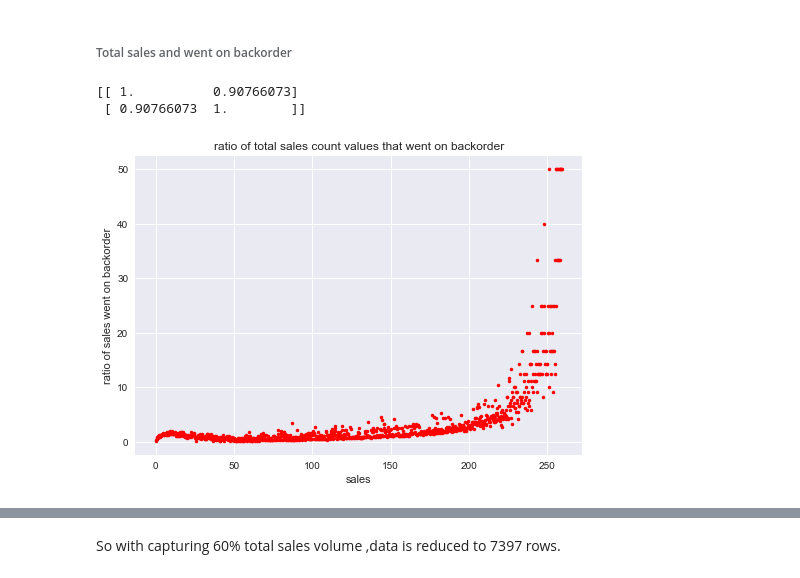
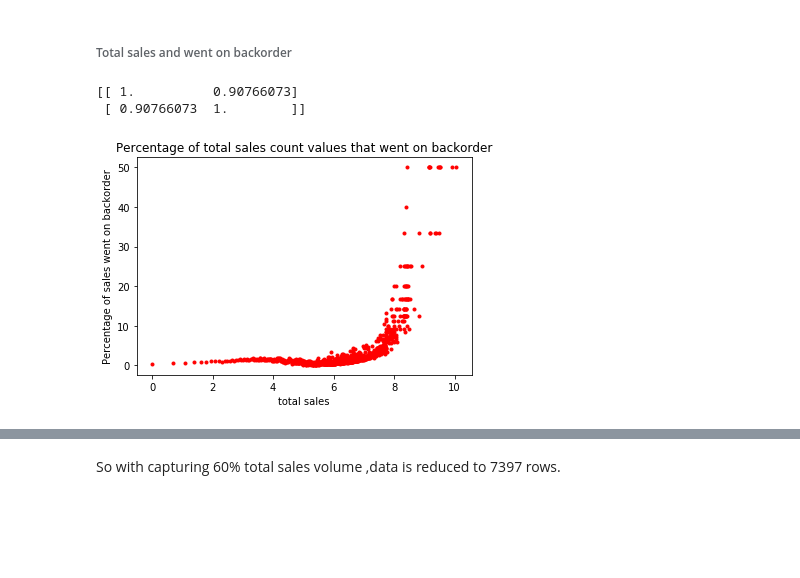
Before and after one commit to hedib/DataScienceProjects, a Jupyter notebook: project_Inventory/backorder.ipynb, the cells around one changed output, grey strips where cells are left out. Cells and saved outputs as stored; diff of their text form; code cells hidden in the pictures; blank space fills up the shorter version.

```diff
--- a/project_Inventory/backorder.ipynb
+++ b/project_Inventory/backorder.ipynb
@@ -321,35 +333,36 @@ plt.show()
 # %%
 #relationship between sales and backorder
 backorder_sales=sales_sort[sales_sort.went_on_backorder==1]
 no_backorder_sales=sales_sort[sales_sort.went_on_backorder==0]
 sales_b=backorder_sales.sales_9_month.value_counts()
 sales_n=no_backorder_sales.sales_9_month.value_counts()
 g=[]
 df2 = pd.DataFrame(
     {
      'sales_b': sales_b,
      'sales_n':sales_n
     })
 
 df2=df2[['sales_b','sales_n']].dropna()
 
 
 for i in range(0,len(df2)):
     backorder_ratio=(df2.sales_b.iloc[i])/(df2.sales_n.iloc[i]+df2.sales_b.iloc[i])
     backorder_ratio=backorder_ratio*100
     g.append(backorder_ratio)
 
 
 print(np.corrcoef(df2.index.values,g))
-plt.plot(np.array(range(len(g))) * 0.25, g,".",color='red')
-plt.title('ratio of total sales count values that went on backorder')
-plt.xlabel('sales')
-plt.ylabel('ratio of sales went on backorder')
+#plt.plot(np.array(range(len(g))) * 0.25, g,".",color='red')
+plt.plot(np.log(df2.index.values), g,".",color='red')
+plt.title('Percentage of total sales count values that went on backorder')
+plt.xlabel('total sales')
+plt.ylabel('Percentage of sales went on backorder')
 plt.show()
 # %% [output]
 [[ 1.          0.90766073]
  [ 0.90766073  1.        ]]
-[figure, old version]
+[figure, new version]
 # %%
 sales_volume =np.cumsum(sales_sort.sales_9_month)
 print(sales_volume[len(sales_volume)-1])
```
Also changed, not shown: parts of 87 cells of this notebook.
